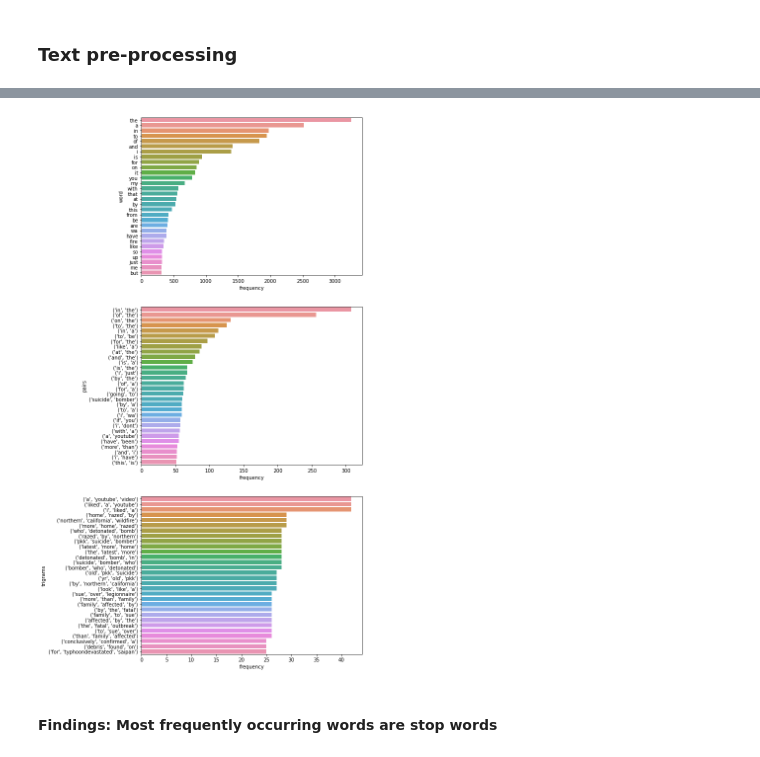
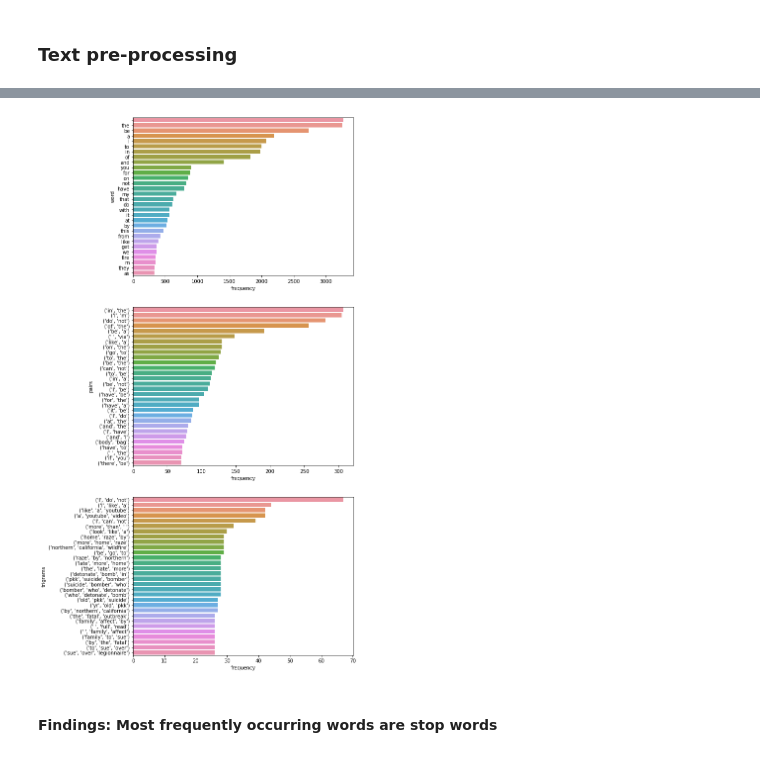
Before and after one commit to suvkp/Disaster-Tweets-Prediction, a Jupyter notebook: Exploratory-Data-Analysis.ipynb, the cells around one changed output, grey strips where cells are left out. Saved outputs shown, nothing was run; the diff lists cells and outputs as text; code cells hidden in the pictures.

Commit message:
Text preprocessing class updated

```diff
--- a/Exploratory-Data-Analysis.ipynb
+++ b/Exploratory-Data-Analysis.ipynb
@@ -55,23 +55,24 @@ class TextPreprocessing():
     def __init__(self):
         self.nlp = spacy.load('en_core_web_md')
 
-    def remove_URL(self, col):
-        return [re.sub(r'''(?i)\b((?:https?://|www\d{0,3}[.]|[a-z0-9.\-]+[.][a-z]{2,4}/)(?:[^\s()<>]+|\(([^\s()<>]+|(\([^\s()<>]+\)))*\))+(?:\(([^\s()<>]+|(\([^\s()<>]+\)))*\)|[^\s`!()\[\]{};:'".,<>?«»“”‘’]))''', '', doc) for doc in col]
-
-    def remove_punctuation(self, col):
-        return [re.sub(r"[^a-zA-Z0-9 ]", '', doc) for doc in col]
-
-    def remove_digit(self, col):
-        return [re.sub(r'\d+', '', doc) for doc in col]
-
-    def lower_text(self, col):
-        return [doc.lower() for doc in col]
-
-    def remove_extra_space(self, col):
-        return [doc.strip() for doc in col]
+    def clean_text(self, col):
+        clean_col = []
+        for doc in col:
+            # remove URL
+            clean_doc = re.sub(r'''(?i)\b((?:https?://|www\d{0,3}[.]|[a-z0-9.\-]+[.][a-z]{2,4}/)(?:[^\s()<>]+|\(([^\s()<>]+|(\([^\s()<>]+\)))*\))+(?:\(([^\s()<>]+|(\([^\s()<>]+\)))*\)|[^\s`!()\[\]{};:'".,<>?«»“”‘’]))''', '', doc)
+            # remove_punctutation
+            clean_doc = re.sub(r"[^a-zA-Z0-9 ]", '', clean_doc)
+            # remove_digit
+            clean_doc = re.sub(r'\d+', '', clean_doc)
+            # lowercasing_text
+            clean_doc = clean_doc.lower()
+            # remove extra space
+            clean_doc = clean_doc.strip()
+            clean_col.append(clean_doc)
+        return clean_col
 
     def tokenize(self, col):
-        return [corpus.split() for doc in col]
+        return [doc.split() for doc in col]
 
     def lematize(self, col):
         # nlp = spacy.load('en_core_web_md')
@@ -91,3 +92,11 @@ class TextPreprocessing():
                     filtered_sentence.append(word)
             wo_stop_word.append(filtered_sentence)
         return wo_stop_word
+
+    def preprocess_(self, doc, col):
+        docnew = doc
+        preprocess = TextPreprocessing()
+        docnew["clean_text"] = preprocess.clean_text(col)
+        docnew["token"] = preprocess.tokenize(docnew["clean_text"])
+        docnew["lema_text"] = preprocess.lematize(docnew["clean_text"])
+        return docnew
@@ -114,0 +103,4 @@ clean_trn_df.head()
+# %%
+tp = TextPreprocessing()
+train_p = tp.preprocess_(train_df, train_df["text"])
+test_p = tp.preprocess_(test_df, test_df["text"])
@@ -129,9 +142,9 @@ def word_frequency_plot(tokens):
     sns.barplot(ax=axes[2],x='frequency',y='trigrams',data=trigrams.head(30))
 # %%
 # most frequently occurring words
-all_tokens = [token for token_set in clean_trn_df["lema_token"] for token in token_set]
+all_tokens = [token for token_set in train_p["lema_text"] for token in token_set]
 word_frequency_plot(all_tokens)
 # %% [output]
-[figure, old version]
+[figure, new version]
 # %% [markdown]
 #### Findings: Most frequently occurring words are stop words
```
Also changed, not shown: parts of 37 cells of this notebook, 2 other files.
